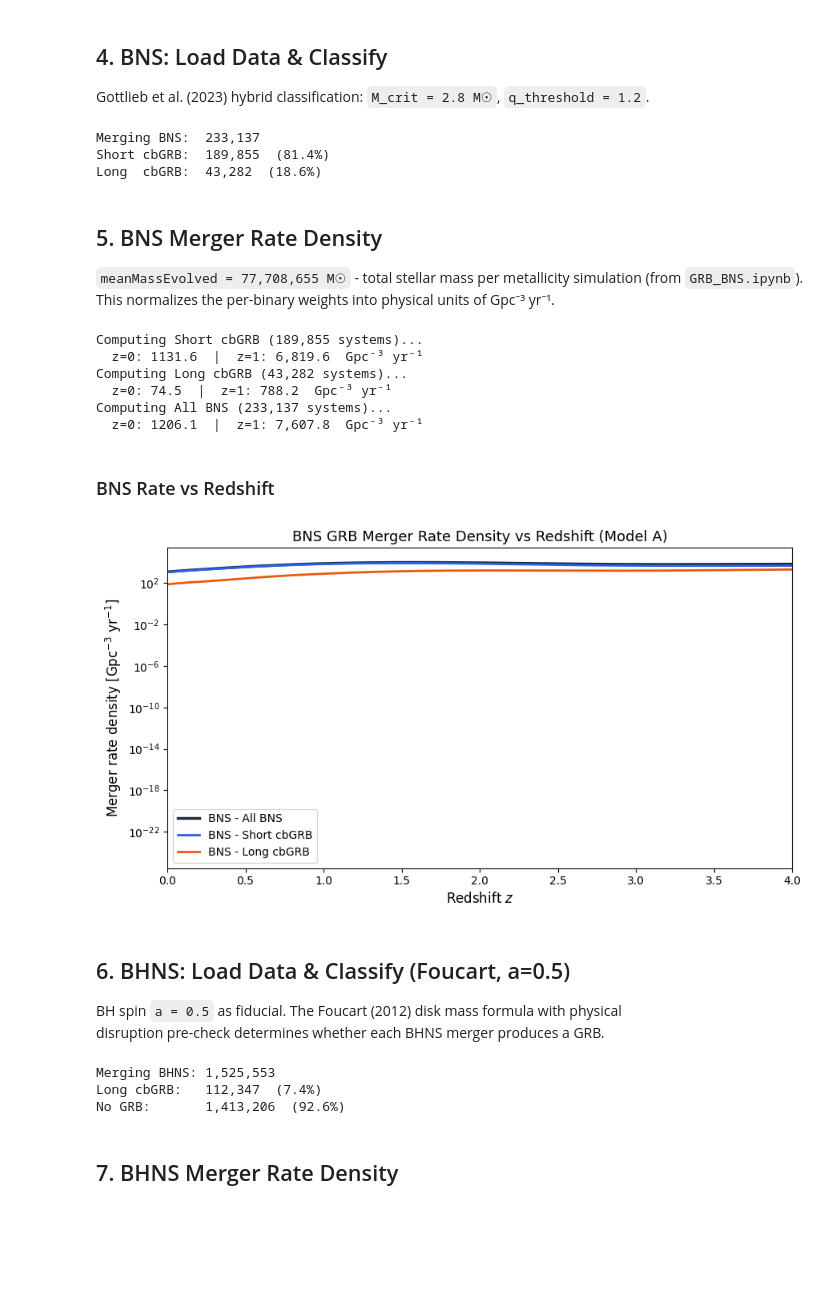
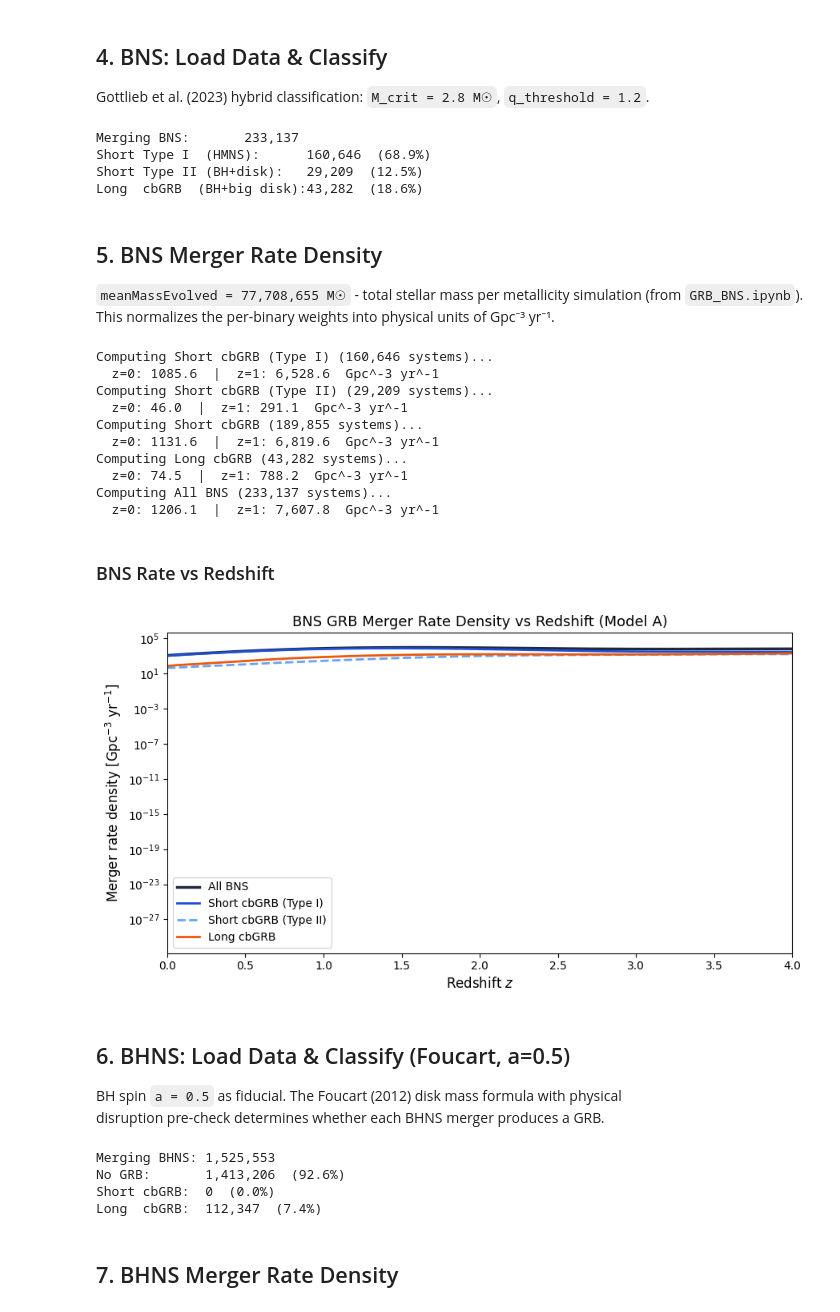
Before and after one commit to jorodgrz/GRBproject, a Jupyter notebook: GRB_CosmicRate.ipynb, the cells around one changed output. Saved outputs shown, nothing was run; the diff lists cells and outputs as text; code cells hidden in the pictures; blank space fills up the shorter version.

```diff
--- a/GRB_CosmicRate.ipynb
+++ b/GRB_CosmicRate.ipynb
@@ -113,62 +113,84 @@ mask_BNS = (mergesHubble == 1)
 M_tot = mass1[mask_BNS] + mass2[mask_BNS]
 q     = np.maximum(mass1[mask_BNS], mass2[mask_BNS]) / np.minimum(mass1[mask_BNS], mass2[mask_BNS])
 
-short_BNS = (M_tot < 2.8) | ((M_tot >= 2.8) & (q < 1.2))
-long_BNS  = (M_tot >= 2.8) & (q >= 1.2)
+# Gottlieb Figure 2 BNS sub-types
+short_BNS_I  = (M_tot < 2.8)                          # Type I:  HMNS remnant powers jet
+short_BNS_II = (M_tot >= 2.8) & (q < 1.2)             # Type II: BH + light disk
+short_BNS    = short_BNS_I | short_BNS_II              # combined (kept for backward compat)
+long_BNS     = (M_tot >= 2.8) & (q >= 1.2)            # Long cbGRB: BH + massive disk
 
 delay_BNS = (tform_BNS + tc_BNS)[mask_BNS]
 Z_BNS     = metallicity_BNS[mask_BNS]
 w_BNS     = weights_BNS[mask_BNS]
 
-print(f"Merging BNS:  {mask_BNS.sum():,}")
-print(f"Short cbGRB:  {short_BNS.sum():,}  ({100*short_BNS.mean():.1f}%)")
-print(f"Long  cbGRB:  {long_BNS.sum():,}  ({100*long_BNS.mean():.1f}%)")
+print(f"Merging BNS:       {mask_BNS.sum():,}")
+print(f"Short Type I  (HMNS):      {short_BNS_I.sum():,}  ({100*short_BNS_I.mean():.1f}%)")
+print(f"Short Type II (BH+disk):   {short_BNS_II.sum():,}  ({100*short_BNS_II.mean():.1f}%)")
+print(f"Long  cbGRB  (BH+big disk):{long_BNS.sum():,}  ({100*long_BNS.mean():.1f}%)")
 # %% [output]
-Merging BNS:  233,137
-Short cbGRB:  189,855  (81.4%)
-Long  cbGRB:  43,282  (18.6%)
+Merging BNS:       233,137
+Short Type I  (HMNS):      160,646  (68.9%)
+Short Type II (BH+disk):   29,209  (12.5%)
+Long  cbGRB  (BH+big disk):43,282  (18.6%)
 # %% [markdown]
 ## 5. BNS Merger Rate Density
 
 `meanMassEvolved = 77,708,655 M☉` - total stellar mass per metallicity simulation (from `GRB_BNS.ipynb`).
 This normalizes the per-binary weights into physical units of Gpc⁻³ yr⁻¹.
 # %%
-meanMassEvolved_BNS = 77708655   # M☉
+meanMassEvolved_BNS = 77708655   # M_sun
 n_formed_BNS        = sfr / meanMassEvolved_BNS
 
 merger_rates_BNS = {}
-for label, mask_grb in [('Short cbGRB', short_BNS),
-                         ('Long cbGRB',  long_BNS),
-                         ('All BNS',     np.ones(len(delay_BNS), dtype=bool))]:
+classes_BNS = [
+    ('Short cbGRB (Type I)',  short_BNS_I),
+    ('Short cbGRB (Type II)', short_BNS_II),
+    ('Short cbGRB',           short_BNS),
+    ('Long cbGRB',            long_BNS),
+    ('All BNS',               np.ones(len(delay_BNS), dtype=bool)),
+]
+for label, mask_grb in classes_BNS:
     print(f"Computing {label} ({mask_grb.sum():,} systems)...")
     rate = compute_merger_rate(
         redshifts, times, time_first_SF, n_formed_BNS, dPdlogZ, metallicities, p_draw,
         Z_BNS[mask_grb], delay_BNS[mask_grb], w_BNS[mask_grb],
     )
     merger_rates_BNS[label] = rate
-    print(f"  z=0: {rate[0]:.1f}  |  z=1: {rate[np.argmin(np.abs(redshifts-1))]:,.1f}  Gpc⁻³ yr⁻¹")
+    print(f"  z=0: {rate[0]:.1f}  |  z=1: {rate[np.argmin(np.abs(redshifts-1))]:,.1f}  Gpc^-3 yr^-1")
 # %% [output]
+Computing Short cbGRB (Type I) (160,646 systems)...
+  z=0: 1085.6  |  z=1: 6,528.6  Gpc^-3 yr^-1
+Computing Short cbGRB (Type II) (29,209 systems)...
+  z=0: 46.0  |  z=1: 291.1  Gpc^-3 yr^-1
 Computing Short cbGRB (189,855 systems)...
-  z=0: 1131.6  |  z=1: 6,819.6  Gpc⁻³ yr⁻¹
+  z=0: 1131.6  |  z=1: 6,819.6  Gpc^-3 yr^-1
 Computing Long cbGRB (43,282 systems)...
-  z=0: 74.5  |  z=1: 788.2  Gpc⁻³ yr⁻¹
+  z=0: 74.5  |  z=1: 788.2  Gpc^-3 yr^-1
 Computing All BNS (233,137 systems)...
-  z=0: 1206.1  |  z=1: 7,607.8  Gpc⁻³ yr⁻¹
+  z=0: 1206.1  |  z=1: 7,607.8  Gpc^-3 yr^-1
 # %% [markdown]
 ### BNS Rate vs Redshift
 # %%
 fig, ax = plt.subplots(figsize=(9, 5))
-styles = {'All BNS': ('#1E293B', '-', 2.5), 'Short cbGRB': ('#2563EB', '-', 2), 'Long cbGRB': ('#EA580C', '-', 2)}
-for label, (c, ls, lw) in styles.items():
-    ax.plot(redshifts, merger_rates_BNS[label], color=c, ls=ls, lw=lw, label=f'BNS - {label}')
+
+styles_bns = {
+    'All BNS':               ('#1E293B', '-',  2.5),
+    'Short cbGRB (Type I)':  ('#1D4ED8', '-',  2.0),
+    'Short cbGRB (Type II)': ('#60A5FA', '--', 2.0),
+    'Long cbGRB':            ('#EA580C', '-',  2.0),
+}
+for label, (c, ls, lw) in styles_bns.items():
+    ax.plot(redshifts, merger_rates_BNS[label], color=c, ls=ls, lw=lw, label=label)
+
 ax.set_xlim(0, 4); ax.set_yscale('log')
 ax.set_xlabel('Redshift $z$', fontsize=12)
 ax.set_ylabel(r'Merger rate density [Gpc$^{-3}$ yr$^{-1}$]', fontsize=12)
 ax.set_title('BNS GRB Merger Rate Density vs Redshift (Model A)', fontsize=13)
 ax.legend(fontsize=10)
-plt.tight_layout(); plt.show()
+plt.tight_layout(); plt.savefig('/Users/josephrodriguez/research visualization/plots/rate_bns_vs_redshift.png', dpi=150, bbox_inches='tight')
+plt.show()
 # %% [output]
-[figure, old version]
+[figure, new version]
 # %% [markdown]
 ## 6. BHNS: Load Data & Classify (Foucart, a=0.5)
 
@@ -213,21 +235,26 @@ M_NS_all = np.where(is_BH1, M2_orig, M1_orig)
 
 mask_BHNS = (merges_BHNS == 1)
 BH = M_BH_all[mask_BHNS]; NS = M_NS_all[mask_BHNS]
-M_disk    = foucart_disk_mass(BH, NS, a_BH=0.5)
-long_BHNS = (M_disk >= 0.1)
-no_BHNS   = (M_disk == 0.0)
+M_disk     = foucart_disk_mass(BH, NS, a_BH=0.5)
+
+# Gottlieb Figure 2 BHNS classes (fiducial spin a=0.5)
+no_BHNS    = (M_disk == 0.0)                     # No disruption -> no GRB
+short_BHNS = (M_disk > 0.0) & (M_disk < 0.1)    # Small disk -> short cbGRB
+long_BHNS  = (M_disk >= 0.1)                     # Massive disk -> long cbGRB
 
 delay_BHNS = (tform_BHNS + tc_BHNS)[mask_BHNS]
 Z_BHNS     = Z_BHNS_all[mask_BHNS]
 w_BHNS     = weights_BHNS[mask_BHNS]
 
 print(f"Merging BHNS: {mask_BHNS.sum():,}")
-print(f"Long cbGRB:   {long_BHNS.sum():,}  ({100*long_BHNS.mean():.1f}%)")
 print(f"No GRB:       {no_BHNS.sum():,}  ({100*no_BHNS.mean():.1f}%)")
+print(f"Short cbGRB:  {short_BHNS.sum():,}  ({100*short_BHNS.mean():.1f}%)")
+print(f"Long  cbGRB:  {long_BHNS.sum():,}  ({100*long_BHNS.mean():.1f}%)")
 # %% [output]
 Merging BHNS: 1,525,553
-Long cbGRB:   112,347  (7.4%)
 No GRB:       1,413,206  (92.6%)
+Short cbGRB:  0  (0.0%)
+Long  cbGRB:  112,347  (7.4%)
 # %% [markdown]
 ## 7. BHNS Merger Rate Density
 # %%
```
Also changed, not shown: parts of 11 cells of this notebook, 27 other files.
